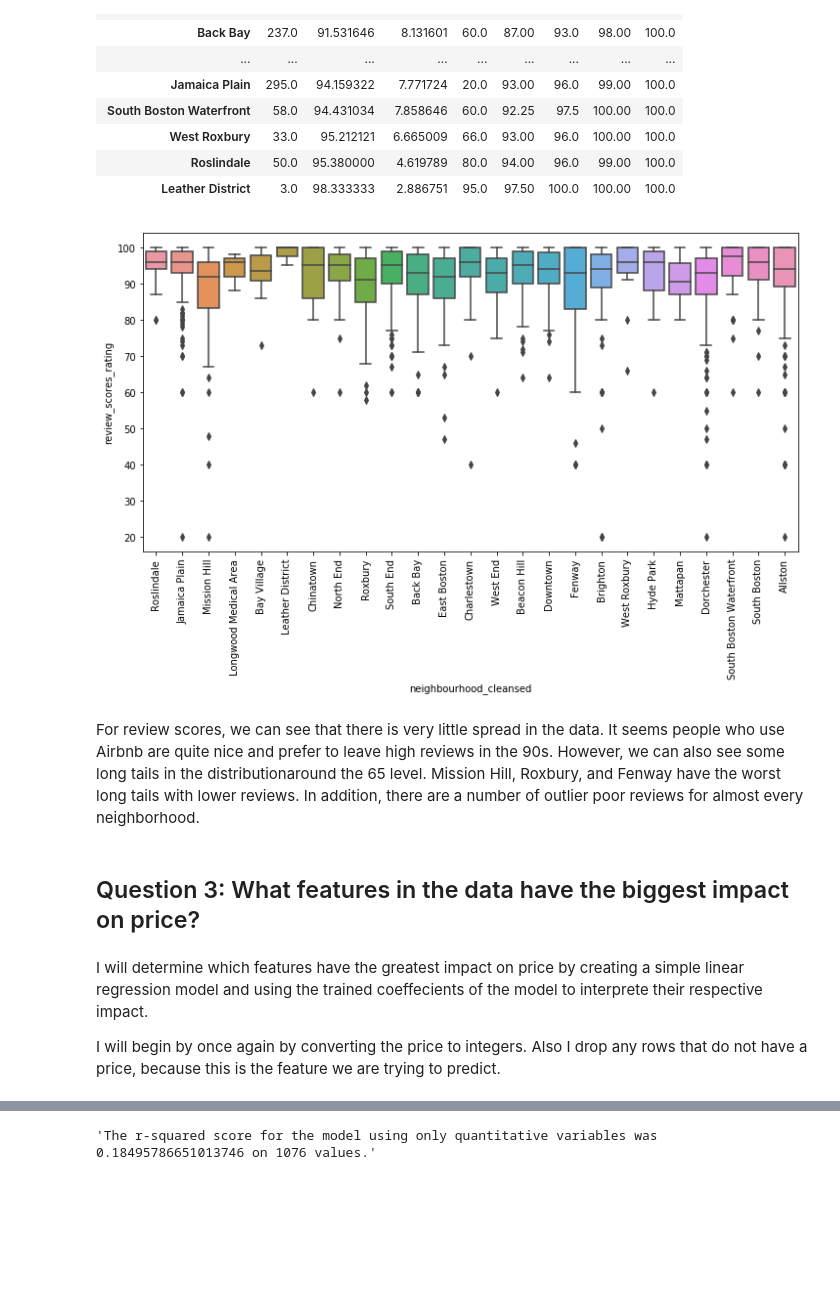
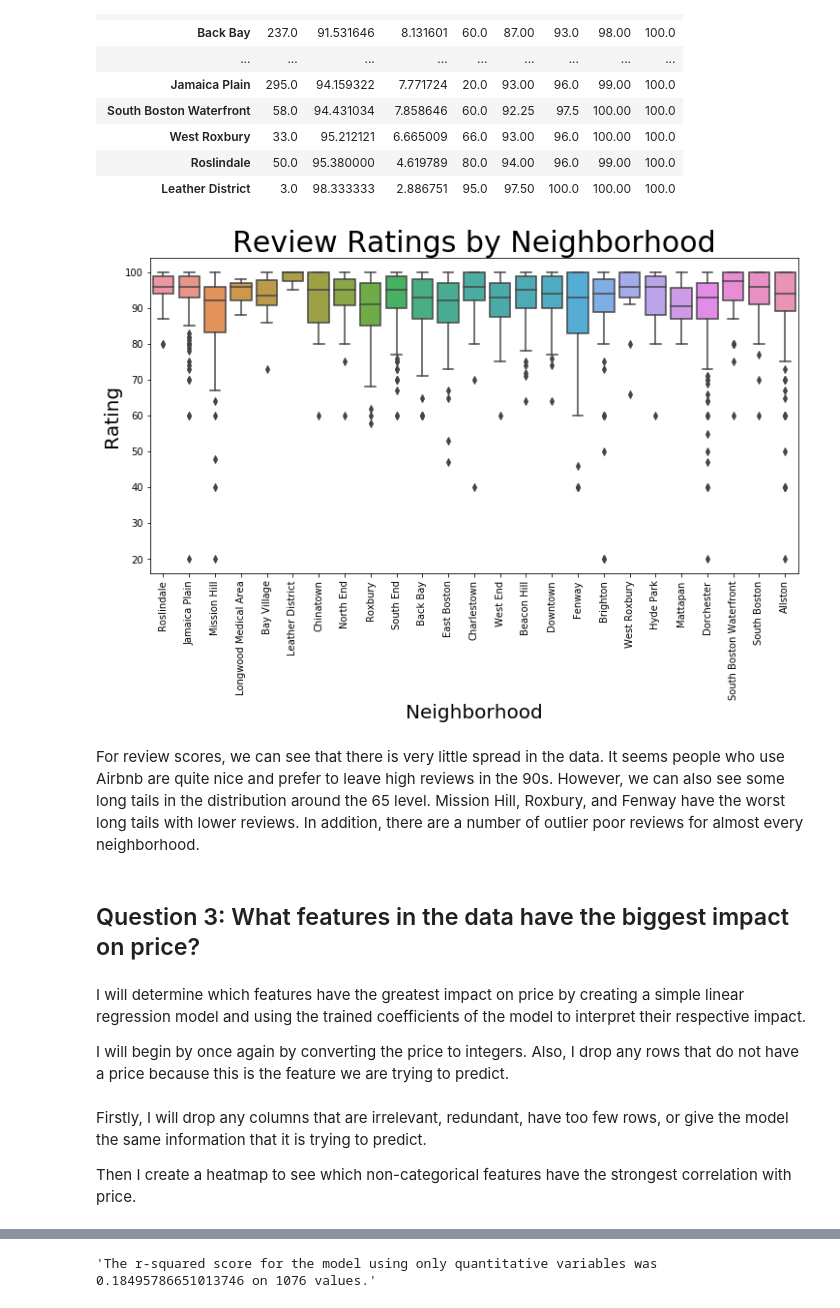
Before and after one commit to cgkaczenski/BostonAirbnb, a Jupyter notebook: BostonAirbnb.ipynb, the cells around one changed output, grey strips where cells are left out. Cells and saved outputs as stored; diff of their text form; code cells hidden in the pictures; blank space fills up the shorter version.

```diff
--- a/BostonAirbnb.ipynb
+++ b/BostonAirbnb.ipynb
@@ -194,21 +206,28 @@ ldf.groupby(['neighbourhood_cleansed'])['review_scores_rating'].describe().sort_
 # %%
 plt.figure(figsize = (12, 6))
 sns.boxplot(x = 'neighbourhood_cleansed', y = 'review_scores_rating',  data = ldf)
 xt = plt.xticks(rotation=90)
+plt.title('Review Ratings by Neighborhood',fontsize=30)
+plt.ylabel('Rating',fontsize=20)
+plt.xlabel('Neighborhood',fontsize=20);
 # %% [output]
-[figure, old version]
+[figure, new version]
 # %% [markdown]
-For review scores, we can see that there is very little spread in the data. It seems people who use Airbnb are quite nice and prefer to leave high reviews in the 90s. However, we can also see some long tails in the distributionaround the 65 level. Mission Hill, Roxbury, and Fenway have the worst long tails with lower reviews. In addition, there are a number of outlier poor reviews for almost every neighborhood.
+For review scores, we can see that there is very little spread in the data. It seems people who use Airbnb are quite nice and prefer to leave high reviews in the 90s. However, we can also see some long tails in the distribution around the 65 level. Mission Hill, Roxbury, and Fenway have the worst long tails with lower reviews. In addition, there are a number of outlier poor reviews for almost every neighborhood.
 # %% [markdown]
 <h2>Question 3: What features in the data have the biggest impact on price?</h2>
 # %% [markdown]
-I will determine which features have the greatest impact on price by creating a simple linear regression model and using the trained coeffecients of the model to interprete their respective impact.
+I will determine which features have the greatest impact on price by creating a simple linear regression model and using the trained coefficients of the model to interpret their respective impact.
 
-I will begin by once again by converting the price to integers. Also I drop any rows that do not have a price, because this is the feature we are trying to predict.
+I will begin by once again by converting the price to integers. Also, I drop any rows that do not have a price because this is the feature we are trying to predict.
 # %%
 dfmodel = listings.copy()
 dfmodel['price'] = dfmodel['price'].map(lambda p: int(p[1:-3].replace(",", "")))
 dfmodel.dropna(subset=['price']);
+# %% [markdown]
+Firstly, I will drop any columns that are irrelevant, redundant, have too few rows, or give the model the same information that it is trying to predict.
+
+Then I create a heatmap to see which non-categorical features have the strongest correlation with price.
 # %%
 dfmodel = dfmodel.drop(['id','listing_url','scrape_id','last_scraped','name','description','experiences_offered','picture_url',
              'host_id','host_name','host_since','host_location','host_thumbnail_url','host_picture_url','street','neighbourhood',
```
Also changed, not shown: parts of 25 cells of this notebook.
